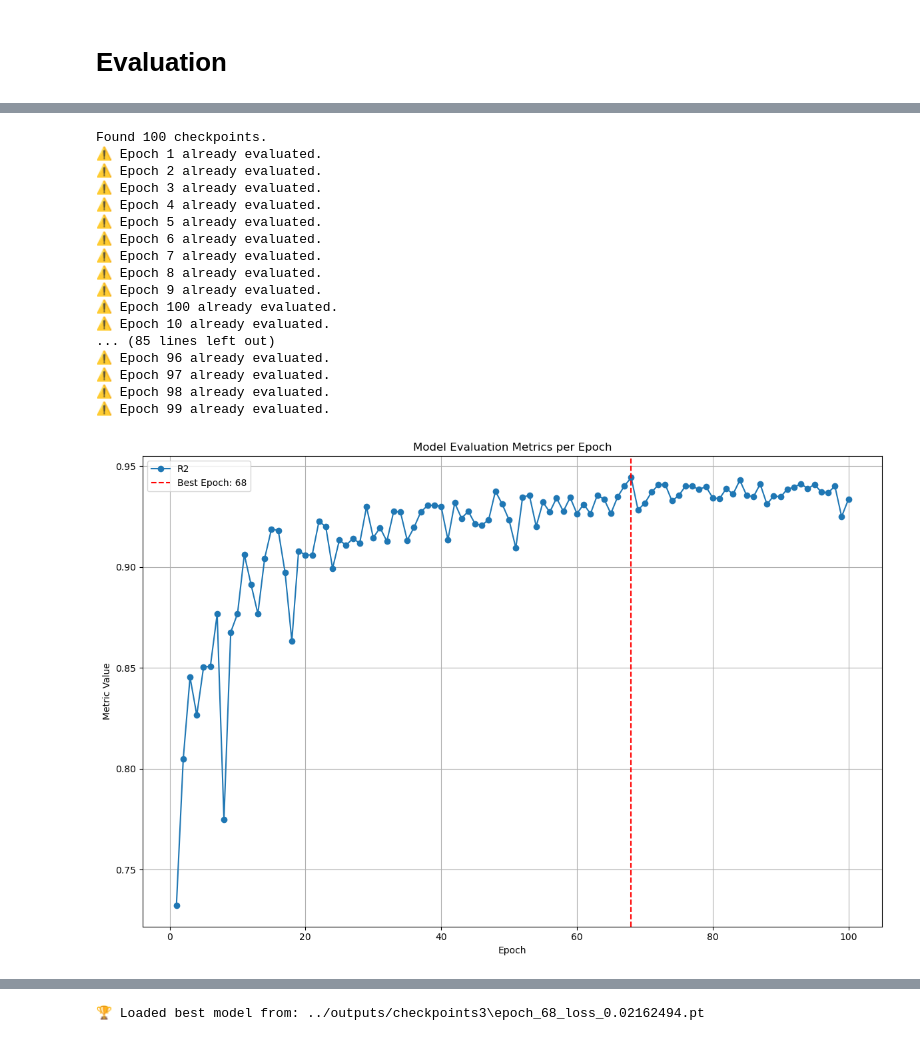
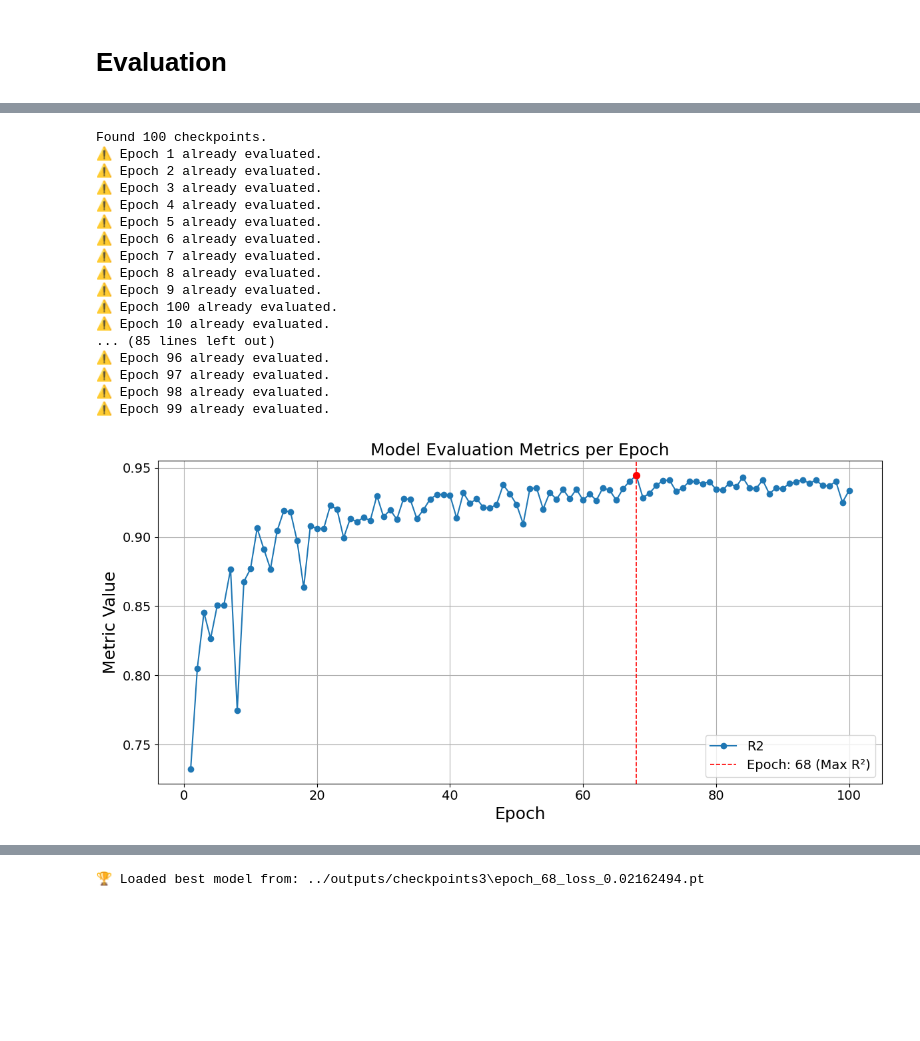
Before and after one commit to Absaar1548/Cd_results_backup, a Jupyter notebook: testing/model_new.ipynb, the cells around one changed output, grey strips where cells are left out. Saved outputs shown, nothing was run; the diff lists cells and outputs as text; code cells hidden in the pictures; blank space fills up the shorter version.

Commit message:
Font Size

```diff
--- a/testing/model_new.ipynb
+++ b/testing/model_new.ipynb
@@ -264,9 +275,6 @@ class CarSlicesDataset(torch.utils.data.Dataset):
 
         return slices, point_mask, slice_mask, cd_value
 # %%
-from torchinfo import summary
-device = torch.device("cuda" if torch.cuda.is_available() else "cpu")
-
 # Create model
 pointnet = PointNet2D(input_dim=point_net_input_dim, emb_dim=point_net_embedding_dim)
 lstm_encoder = LSTMSliceEncoder(input_dim=lstm_input_dim, hidden_dim=lstm_hidden_dim, num_layers=number_of_layers, bidirectional=bidirectional)
@@ -275,9 +283,9 @@ model = CdPredictorNet(pointnet, lstm_encoder, regressor).to(device)
 
 # Print model summary (example input: batch_size=2, slices=80, points=6500, dim=2)
 summary(model, input_data=(
-    torch.zeros(2, 80, 6500, 2).to(device),
-    torch.ones(2, 80, 6500).to(device),
-    torch.ones(2, 80).to(device)
+    torch.zeros(batch_size, 80, 6500, 2).to(device),
+    torch.ones(batch_size, 80, 6500).to(device),
+    torch.ones(batch_size, 80).to(device)
 ))
 # %% [output]
 ==========================================================================================
@@ -603,13 +603,4 @@ Epoch 99 → Loss: 0.0151830
 # %%
-import os
-import json
-import torch
-import numpy as np
-import pandas as pd
-import matplotlib.pyplot as plt
-from pathlib import Path
-from sklearn.metrics import r2_score, mean_squared_error, mean_absolute_error
-
 # Modify these paths according to your project
 checkpoint_dir = Path("../outputs/checkpoints3")
 eval_log_path = Path("../outputs/eval/epoch_metrics_log.json")
@@ -655,8 +646,6 @@ def load_model(path):
 # Evaluate missing epochs
 for ckpt_path in ckpt_paths:
     epoch = int(ckpt_path.stem.split("_")[1])
-    # if epoch in np.arange(0, 100):
-    #     continue    # Skip epochs 1-9
     if str(epoch) in metrics_log:
         print(f"⚠️ Epoch {epoch} already evaluated.")
         continue  # already processed
@@ -698,42 +687,56 @@ for ckpt_path in ckpt_paths:
     print(f"✅ Epoch {epoch} evaluated.")
 
 # Plotting
 metrics_df = pd.DataFrame([
     {"epoch": int(k), **v} for k, v in metrics_log.items()
 ]).sort_values("epoch")
 
-plt.figure(figsize=(12, 8))
+plt.figure(figsize=(12, 6))
 for metric in ["r2"]:
-    plt.plot(metrics_df["epoch"], metrics_df[metric], marker="o", label=metric.upper())
-
-# Highlight the epoch with the highest R2
+    plt.plot(
+        metrics_df["epoch"],
+        metrics_df[metric],
+        marker="o",
+        label=metric.upper(),
+        markersize=6,
+        linewidth=1.5
+    )
 best_epoch = metrics_df.loc[metrics_df["r2"].idxmax(), "epoch"]
-plt.axvline(x=best_epoch, color='red', linestyle='--', label=f"Best Epoch: {int(best_epoch)}")
-plt.xlabel("Epoch")
-plt.ylabel("Metric Value")
-plt.title("Model Evaluation Metrics per Epoch")
-plt.legend()
+plt.axvline(x=best_epoch, color='red', linestyle='--', label=f"Epoch: {int(best_epoch)} (Max R²)", linewidth=1.2)
+plt.scatter(
+    best_epoch,
+    metrics_df.loc[metrics_df["epoch"] == best_epoch, "r2"],
+    color='red',
+    s=50,
+    zorder=5
+)
+plt.xlabel("Epoch", fontsize=18)
+plt.ylabel("Metric Value", fontsize=18)
+plt.title("Model Evaluation Metrics per Epoch", fontsize=18)
+plt.xticks(fontsize=14)
+plt.yticks(fontsize=14)
+plt.legend(fontsize=14)
 plt.grid(True)
 plt.tight_layout()
-plt.savefig("../outputs/eval/metric_trends.png")
+plt.savefig("../outputs/eval/metric_trends.png", dpi=300)
 plt.show()
 # %% [output]
 Found 100 checkpoints.
 ⚠️ Epoch 1 already evaluated.
 ⚠️ Epoch 2 already evaluated.
 ⚠️ Epoch 3 already evaluated.
 ⚠️ Epoch 4 already evaluated.
 ⚠️ Epoch 5 already evaluated.
 ⚠️ Epoch 6 already evaluated.
 ⚠️ Epoch 7 already evaluated.
 ⚠️ Epoch 8 already evaluated.
 ⚠️ Epoch 9 already evaluated.
 ⚠️ Epoch 100 already evaluated.
 ⚠️ Epoch 10 already evaluated.
 ... (85 lines left out)
 ⚠️ Epoch 96 already evaluated.
 ⚠️ Epoch 97 already evaluated.
 ⚠️ Epoch 98 already evaluated.
 ⚠️ Epoch 99 already evaluated.
-[figure, old version]
+[figure, new version]
 # %%
```
Also changed, not shown: parts of 11 cells of this notebook, 17 other files.
